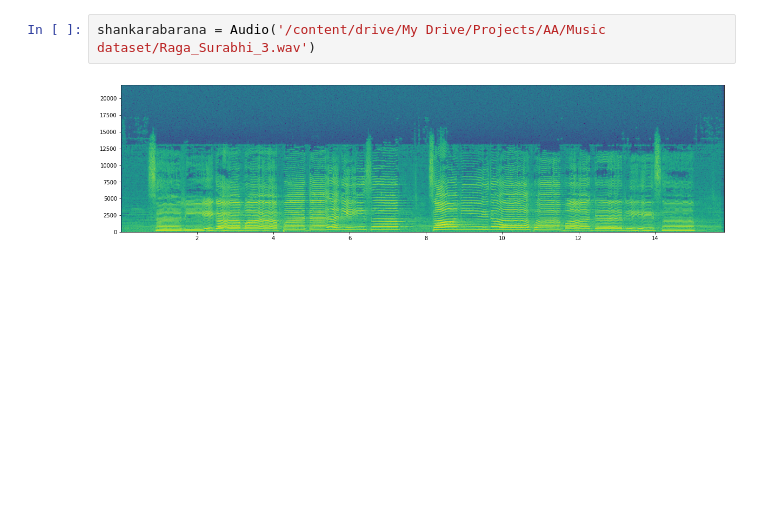
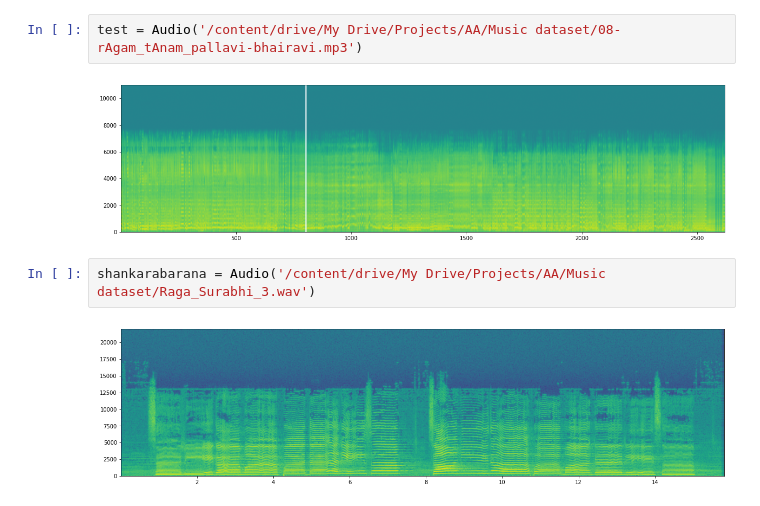
Before and after one commit to Kodhandarama/Audio_Analysis, a Jupyter notebook: pitch_contour.ipynb, the cells around one changed output. Drawn from its saved outputs; the diff is of its cells as text; blank space fills up the shorter version.

```diff
--- a/pitch_contour.ipynb
+++ b/pitch_contour.ipynb
@@ -222,3 +167,7 @@ class Audio:
+# %%
+test = Audio('/content/drive/My Drive/Projects/AA/Music dataset/08-rAgam_tAnam_pallavi-bhairavi.mp3')
+# %% [output]
+[figure, added]
 # %%
 shankarabarana = Audio('/content/drive/My Drive/Projects/AA/Music dataset/Raga_Surabhi_3.wav')
 # %% [output]
```
Also changed, not shown: parts of 12 cells of this notebook.
